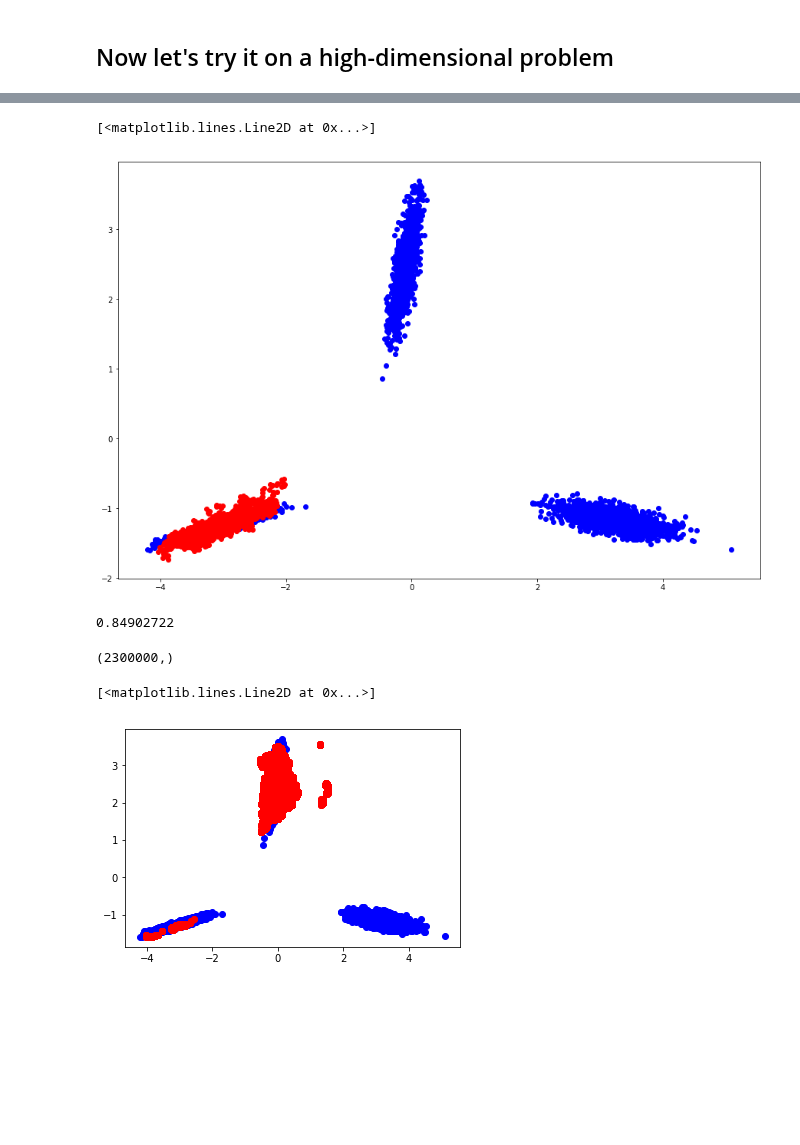
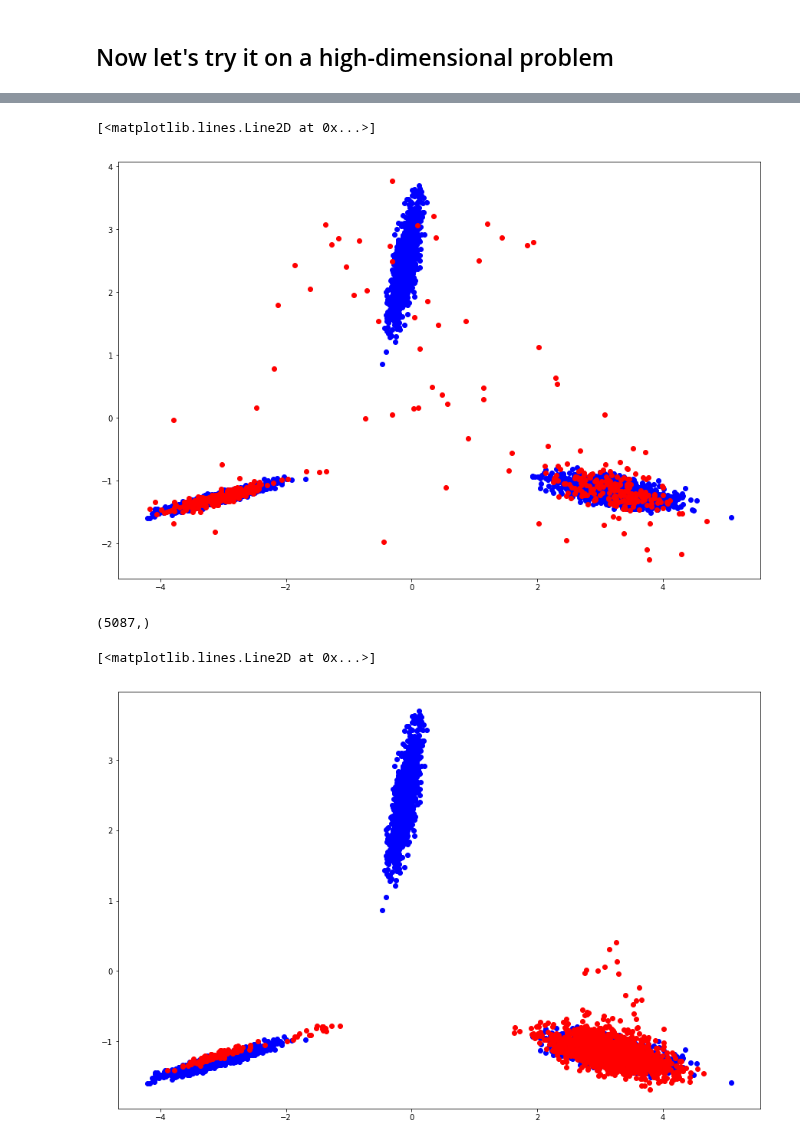
Before and after one commit to mfinzi/gans-and-stuff, a Jupyter notebook: bgan_no_generator.ipynb, the cells around one changed output, grey strips where cells are left out. Cells and saved outputs as stored; diff of their text form; code cells hidden in the pictures; blank space fills up the shorter version.

```diff
--- a/bgan_no_generator.ipynb
+++ b/bgan_no_generator.ipynb
@@ -244,7 +244,7 @@ def visualize(samples, x_min=None, x_max=None, y_min=None, y_max=None, with_samp
 # %%
 if isinstance(samples, np.ndarray):
     samples = samples.tolist()
-for epoch in range(2000):
+for epoch in range(1000):
     for i, data_ in enumerate(dataloader, 0):
         batch = data_.float()
         bgan.step(batch)
@@ -340,13 +340,14 @@ samples = []
 # %%
 if isinstance(samples, np.ndarray):
     samples = samples.tolist()
-for epoch in range(10000):
+for epoch in range(100000):
     for i, data_ in enumerate(dataloader, 0):
         batch = data_.float()
         bgan.step(batch)
-        samples.append(np.copy(gen.z_v.data.numpy()))
         bgan.fake_dataset.append(np.copy(gen.z_v.data.numpy()[0, :]))
     if not epoch%10:
+        samples.append(np.copy(gen.z_v.data.numpy()))
+    if not epoch%100:
         print(epoch)
         print(bgan.d_loss_fake)
         print(bgan.d_loss_real)
@@ -372,3 +374,5 @@ samples = np.vstack(samples)
+# %%
+samples = np.vstack(samples)
 # %%
 samples.shape
 # %% [output]
@@ -393,32 +397,29 @@ plt.plot(thin_samples[:, 0], thin_samples[:, 1], 'ro')
 # %%
 plt.figure(figsize=(15, 10))
-thin_samples = thinning(x_f, 100)[-2000:]#-10000]
+thin_samples = thinning(x_f, 10)
 plt.plot(x_r[:, 0], x_r[:, 1], 'bo')
 plt.plot(thin_samples[:, 0], thin_samples[:, 1], 'ro')
 # %% [output]
 [<matplotlib.lines.Line2D at 0x...>]
-[figure, old version]
+[figure, new version]
-# %%
-np.max(disc(Variable(torch.from_numpy(samples[-50000:]).float()))[:, 0].data.numpy())
-# %% [output]
-0.84902722
 # %%
 sample_probs = disc(Variable(torch.from_numpy(samples).float()))[:, 0].data.numpy()
 # %%
 sample_probs.shape
 # %% [output]
-(2300000,)
+(5087,)
 # %%
-idx = np.where(sample_probs > 0.7)
+idx = np.where(sample_probs > 0.5)
 good_samples = samples[idx]
 # %%
+plt.figure(figsize=(15, 10))
 x_r, x_f = pca(data.X.numpy(), good_samples)
 plt.plot(x_r[:, 0], x_r[:, 1], 'bo')
 plt.plot(x_f[:, 0], x_f[:, 1], 'ro')
 # plt.plot(x_f[-1, 0], x_f[-1, 1], 'ro', markersize=10)
 # %% [output]
 [<matplotlib.lines.Line2D at 0x...>]
-[figure, old version]
+[figure, new version]
 # %%
 true_probs = disc(Variable(data.X))[:, 0].data.numpy()
 np.min(true_probs)
```
Also changed, not shown: parts of 12 cells of this notebook, 2 other files.
